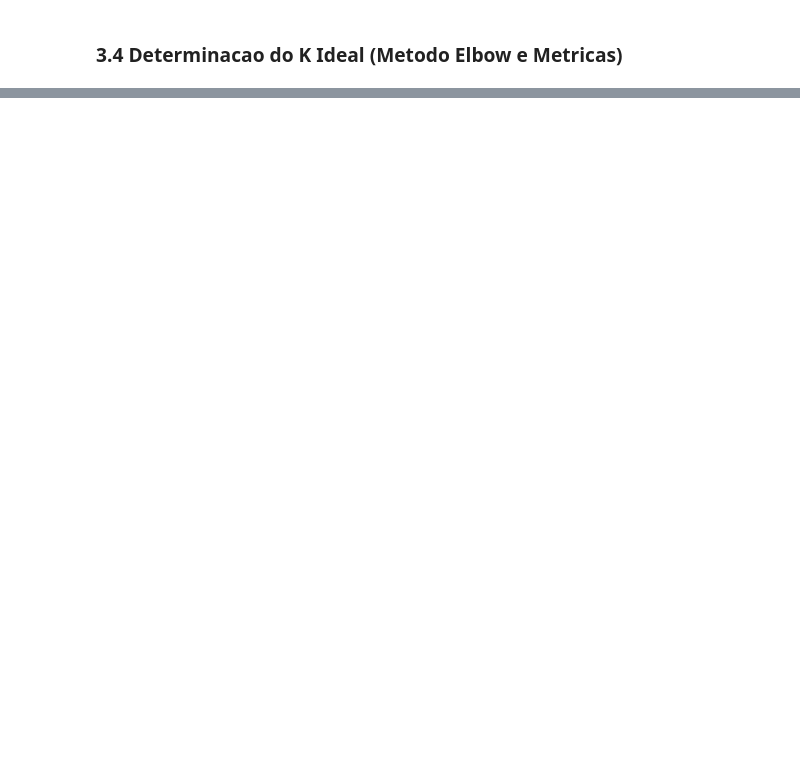
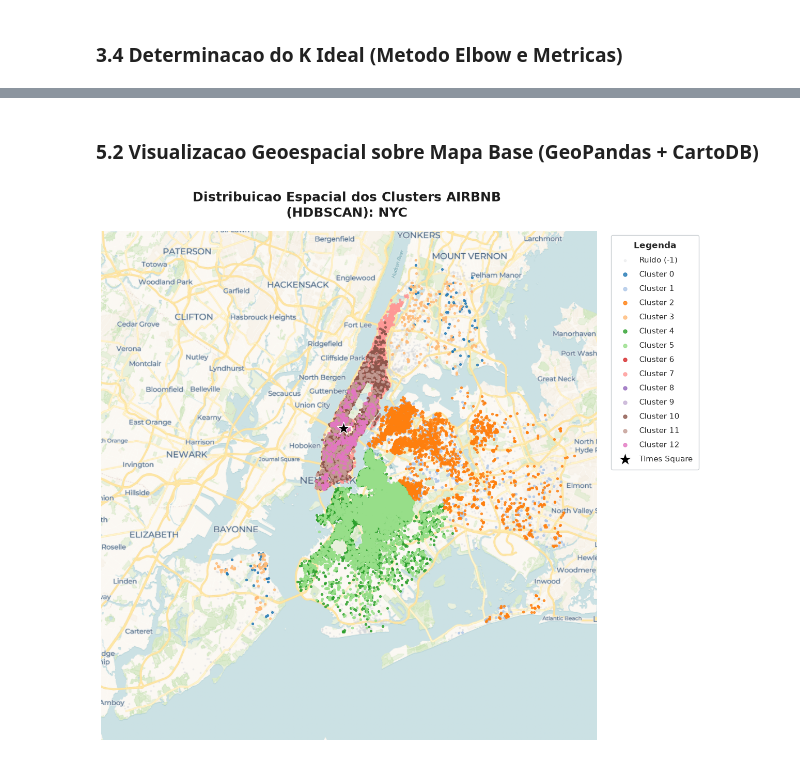
Before and after one commit to caua-barreto/Airbnb_Market_Segmentation, a Jupyter notebook: notebooks/02_Modeling.ipynb, the cells around one changed output, grey strips where cells are left out. Saved outputs shown, nothing was run; the diff lists cells and outputs as text; code cells hidden in the pictures; blank space fills up the shorter version.

```diff
--- a/notebooks/02_Modeling.ipynb
+++ b/notebooks/02_Modeling.ipynb
@@ -680,0 +740,16 @@ plot_clusters_2d_plotly(
+# %% [markdown]
+### 5.2 Visualizacao Geoespacial sobre Mapa Base (GeoPandas + CartoDB)
+# %%
+url_tiles_carto = (
+    'https://basemaps.cartocdn.com/rastertiles/voyager/{z}/{x}/{y}.png'
+    '?key=cb1_4tpk_1_0dfd101156dab0c64eb2178d'
+)
+
+plot_mapa_clusters_nyc(
+    X_geo=X_geo,
+    labels=labels_hdb,
+    titulo='Distribuicao Espacial dos Clusters AIRBNB \n(HDBSCAN): NYC ',
+    url_tiles_carto=url_tiles_carto,
+)
+# %% [output]
+[figure, added]
```
Also changed, not shown: parts of 60 cells of this notebook, 1 other file.
